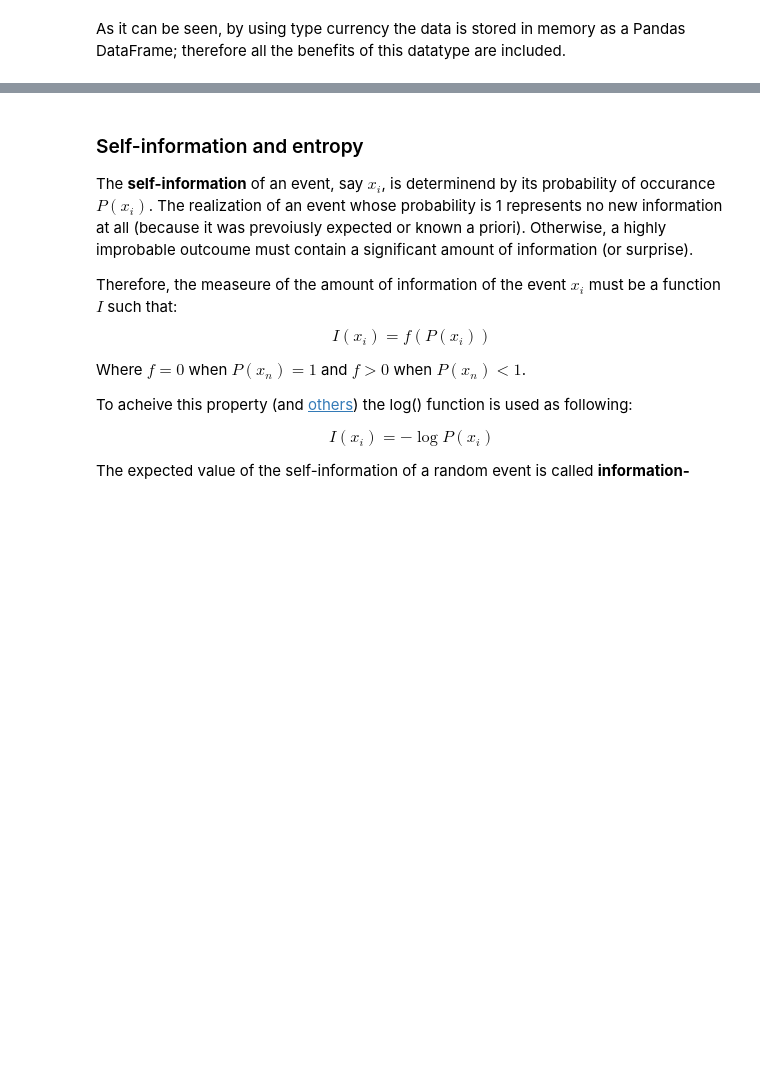
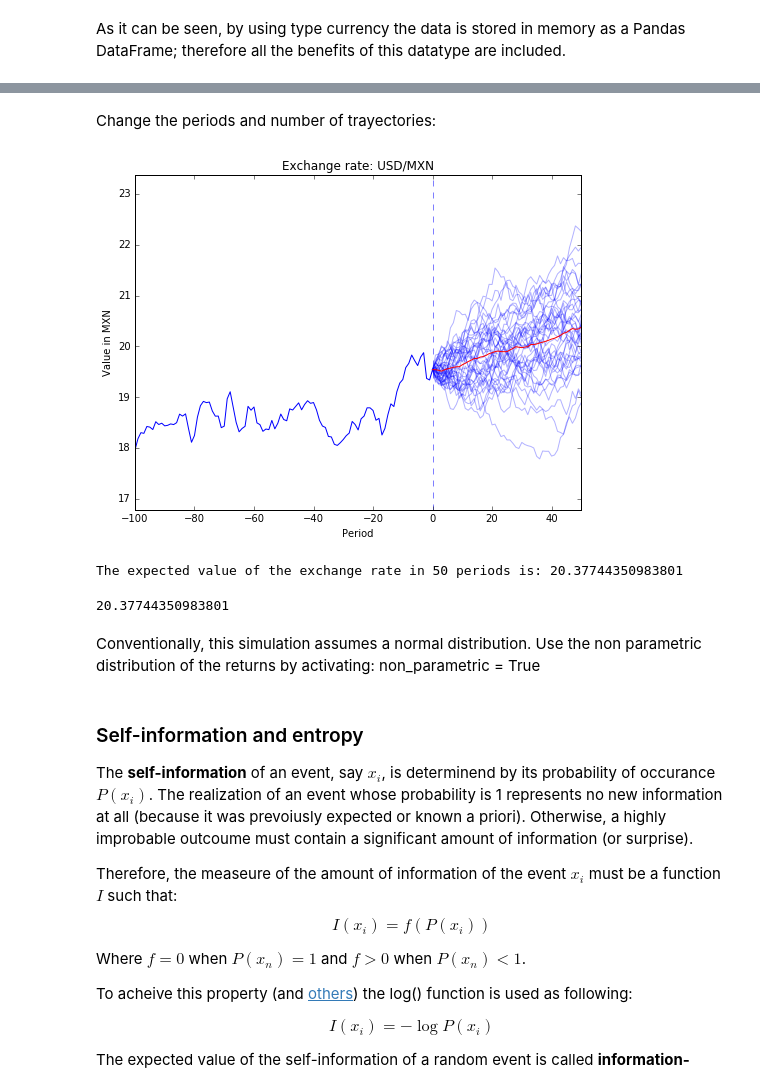
Before and after one commit to RHDZMOTA/financial_series, a Jupyter notebook: Introduction_type_currency.ipynb, the cells around one changed output, grey strips where cells are left out. Cells and saved outputs as stored; diff of their text form; code cells hidden in the pictures; blank space fills up the shorter version.

```diff
--- a/Introduction_type_currency.ipynb
+++ b/Introduction_type_currency.ipynb
@@ -122,0 +133,10 @@ As it can be seen, by using type currency the data is stored in memory as a Pand
+# %% [markdown]
+Change the periods and number of trayectories:
+# %%
+a.montecarlo_simul(periods = 50, tr_y = 40)
+# %% [output]
+[figure, added]
+The expected value of the exchange rate in 50 periods is: 20.37744350983801
+20.37744350983801
+# %% [markdown]
+Conventionally, this simulation assumes a normal distribution. Use the non parametric distribution of the returns by activating: non_parametric = True
```
Also changed, not shown: parts of 9 cells of this notebook, 1 other file.
